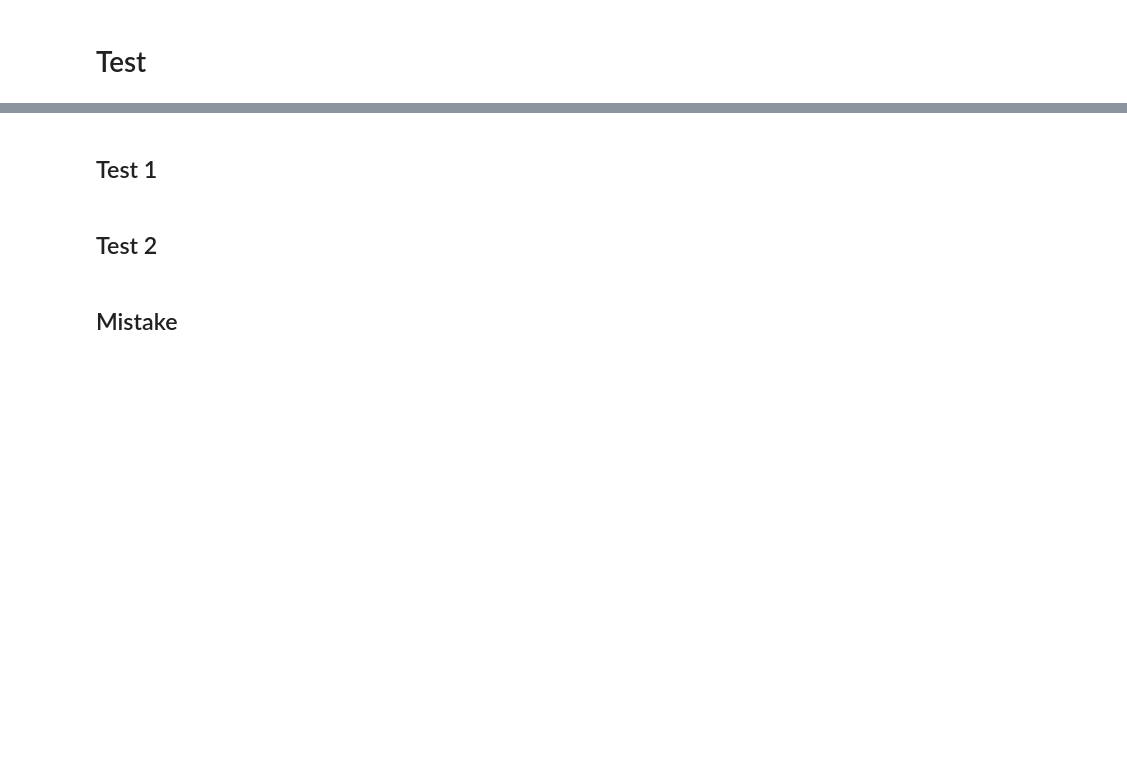
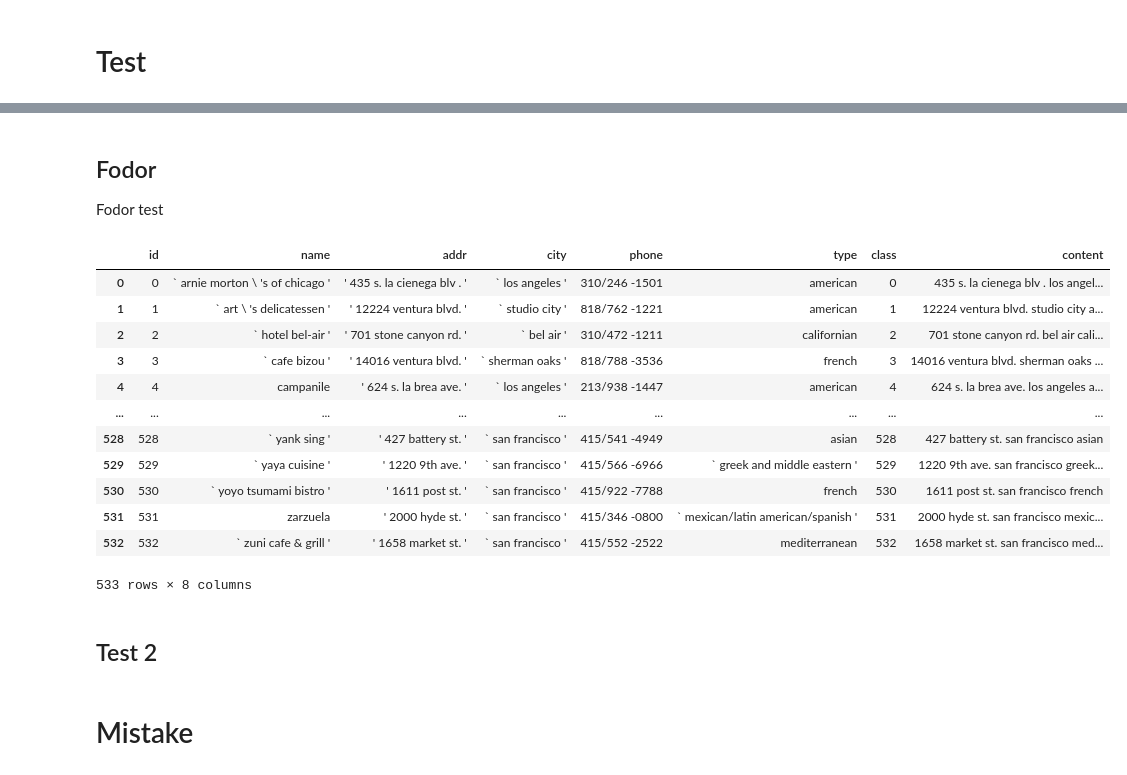
Before and after one commit to dac-nh/short-text-deduplication-siamese, a Jupyter notebook: deep-nn-model-triplet-loss.ipynb, the cells around one changed output, grey strips where cells are left out. Drawn from its saved outputs; the diff is of its cells as text; code cells hidden in the pictures; blank space fills up the shorter version.

Commit message:
fix retrain problem and prepare to code fodor testing dataset

```diff
--- a/deep-nn-model-triplet-loss.ipynb
+++ b/deep-nn-model-triplet-loss.ipynb
@@ -463,2 +400,0 @@ def test(n, df1, df2):
-# %% [markdown]
-## Test 1
@@ -466,0 +401,11 @@ test_df_1a, test_df_1b = test(1176, test_df_1, test_df_2)
+# %% [markdown]
+## Fodor
+Fodor test
+# %%
+df_a = pd.read_csv(path + 'fodor/tableA.csv')
+df_a['content'] = df_a['addr'] + df_a['city'] + df_a['type']
+df_a['content'] = df_a['content'].str.replace('\'', '').str.replace('`', ' ')
+
+df_b = pd.read_csv(path + 'fodor/tableB.csv')
+df_b['content'] = df_b['addr'] + df_b['city'] + df_b['type']
+df_b['content'] = df_b['content'].str.replace('\'', '').str.replace('`', ' ')
@@ -467,3 +415,19 @@ test_df_1a, test_df_1b = test(1176, test_df_1, test_df_2)
+# %%
+df_a
+# %% [output]
+|  | id | name | addr | city | phone | type | class | content |
+| 0 | 0 | ` arnie morton \ 's of chicago ' | ' 435 s. la cienega blv . ' | ` los angeles ' | 310/246 -1501 | american | 0 | 435 s. la cienega blv . los angel... |
+| 1 | 1 | ` art \ 's delicatessen ' | ' 12224 ventura blvd. ' | ` studio city ' | 818/762 -1221 | american | 1 | 12224 ventura blvd. studio city a... |
+| 2 | 2 | ` hotel bel-air ' | ' 701 stone canyon rd. ' | ` bel air ' | 310/472 -1211 | californian | 2 | 701 stone canyon rd. bel air cali... |
+| 3 | 3 | ` cafe bizou ' | ' 14016 ventura blvd. ' | ` sherman oaks ' | 818/788 -3536 | french | 3 | 14016 ventura blvd. sherman oaks ... |
+| 4 | 4 | campanile | ' 624 s. la brea ave. ' | ` los angeles ' | 213/938 -1447 | american | 4 | 624 s. la brea ave. los angeles a... |
+| ... | ... | ... | ... | ... | ... | ... | ... | ... |
+| 528 | 528 | ` yank sing ' | ' 427 battery st. ' | ` san francisco ' | 415/541 -4949 | asian | 528 | 427 battery st. san francisco asian |
+| 529 | 529 | ` yaya cuisine ' | ' 1220 9th ave. ' | ` san francisco ' | 415/566 -6966 | ` greek and middle eastern ' | 529 | 1220 9th ave. san francisco greek... |
+| 530 | 530 | ` yoyo tsumami bistro ' | ' 1611 post st. ' | ` san francisco ' | 415/922 -7788 | french | 530 | 1611 post st. san francisco french |
+| 531 | 531 | zarzuela | ' 2000 hyde st. ' | ` san francisco ' | 415/346 -0800 | ` mexican/latin american/spanish ' | 531 | 2000 hyde st. san francisco mexic... |
+| 532 | 532 | ` zuni cafe & grill ' | ' 1658 market st. ' | ` san francisco ' | 415/552 -2522 | mediterranean | 532 | 1658 market st. san francisco med... |
+533 rows × 8 columns
 # %% [markdown]
 ## Test 2
 # %%
@@ -572,7 +536,7 @@ def test(n, df1, df2):
 
 test_df_1a, test_df_1b = test(5000, test_df_1, test_df_2)
 # %% [markdown]
-## Mistake
+# Mistake
 # %%
 test_df = pd.read_csv(
     "/data/dac/dedupe-project/test/new/GT_added.csv", encoding="ISO-8859-1"
```
Also changed, not shown: parts of 25 cells of this notebook, 2 other files.
